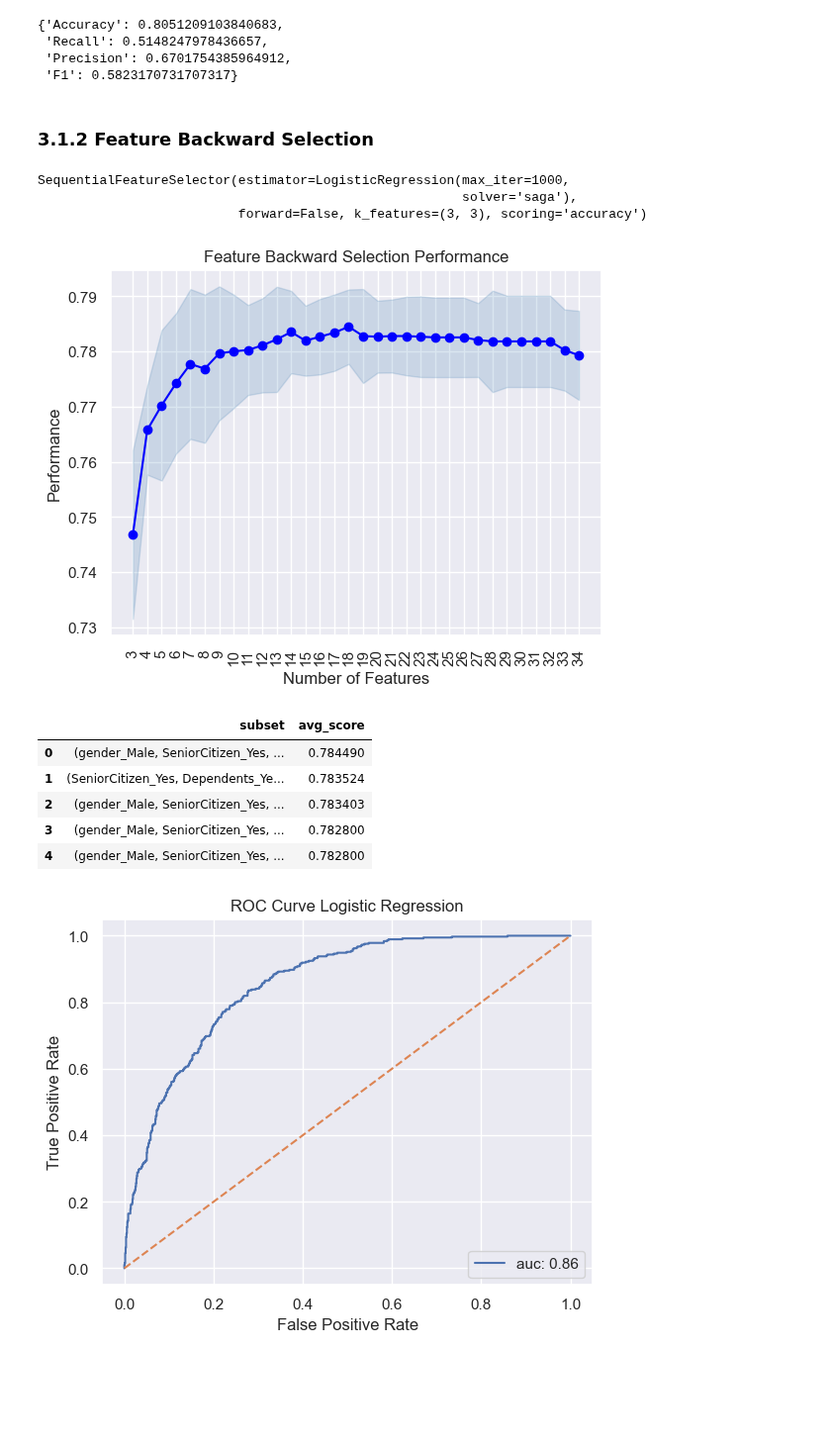
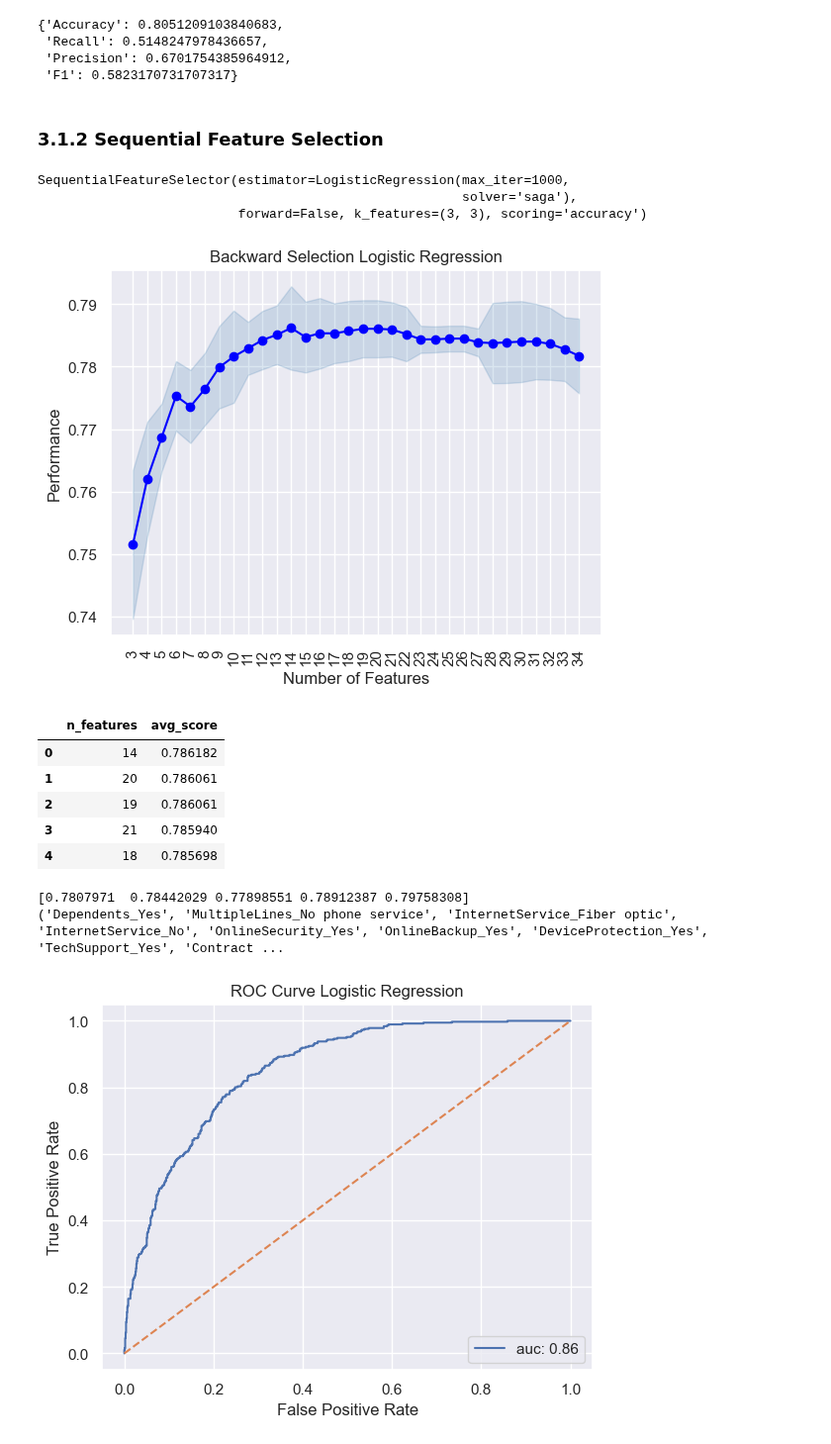
Before and after one commit to emsif84/churn_prediction, a Jupyter notebook: churn_prediction.ipynb, the cells around one changed output. Shown at 99% size. Drawn from its saved outputs; the diff is of its cells as text; code cells hidden in the pictures; blank space fills up the shorter version.

```diff
--- a/churn_prediction.ipynb
+++ b/churn_prediction.ipynb
@@ -310,15 +312,13 @@ metrics_lr_unbalanced
  'Precision': 0.6701754385964912,
  'F1': 0.5823170731707317}
 # %% [markdown]
-### 3.1.2 Feature Backward Selection
+### 3.1.2 Sequential Feature Selection
 # %%
-from mlxtend.feature_selection import SequentialFeatureSelector
-
-
-sbs_lr = SequentialFeatureSelector(estimator=lr,forward=False,
-                                floating=False,
-                                scoring='accuracy',
-                                k_features=3)
+sbs_lr = SequentialFeatureSelector(estimator=lr,
+                                   forward=False,
+                                   floating=False,
+                                   scoring='accuracy',
+                                   k_features=3)
 
 sbs_lr.fit(X_train_bal,y_train_bal)
 # %% [output]
@@ -326,26 +326,30 @@ SequentialFeatureSelector(estimator=LogisticRegression(max_iter=1000,
                                                        solver='saga'),
                           forward=False, k_features=(3, 3), scoring='accuracy')
 # %%
-from mlxtend.plotting import plot_sequential_feature_selection as plot_sfs
-
 plot_sfs(sbs_lr.get_metric_dict())
-plt.title('Feature Backward Selection Performance')
+plt.title('Backward Selection Logistic Regression')
 plt.xticks(rotation=90);
 # %% [output]
-[figure, old version]
+[figure, new version]
 # %%
 avg_score = [sbs_lr.subsets_[i]['avg_score'] for i in range(3,35)]
-subset = [sbs_lr.subsets_[i]['feature_names'] for i in range(3,35)]
+n_features = [len(sbs_lr.subsets_[i]['feature_names']) for i in range(3,35)]
 
-sbs_performance_lr = pd.DataFrame({'subset': subset,'avg_score': avg_score}).sort_values(by='avg_score',ascending=False).reset_index(drop=True)
+sbs_performance_lr = pd.DataFrame({'n_features': n_features,'avg_score': avg_score}).sort_values(by='avg_score',ascending=False).reset_index(drop=True)
 sbs_performance_lr.head(5)
 # %% [output]
-|  | subset | avg_score |
-| 0 | (gender_Male, SeniorCitizen_Yes, ... | 0.784490 |
-| 1 | (SeniorCitizen_Yes, Dependents_Ye... | 0.783524 |
-| 2 | (gender_Male, SeniorCitizen_Yes, ... | 0.783403 |
-| 3 | (gender_Male, SeniorCitizen_Yes, ... | 0.782800 |
-| 4 | (gender_Male, SeniorCitizen_Yes, ... | 0.782800 |
+|  | n_features | avg_score |
+| 0 | 14 | 0.786182 |
+| 1 | 20 | 0.786061 |
+| 2 | 19 | 0.786061 |
+| 3 | 21 | 0.785940 |
+| 4 | 18 | 0.785698 |
+# %%
+print(sbs_lr.subsets_[14]['cv_scores'])
+print(sbs_lr.subsets_[14]['feature_names'])
+# %% [output]
+[0.7807971  0.78442029 0.77898551 0.78912387 0.79758308]
+('Dependents_Yes', 'MultipleLines_No phone service', 'InternetService_Fiber optic', 'InternetService_No', 'OnlineSecurity_Yes', 'OnlineBackup_Yes', 'DeviceProtection_Yes', 'TechSupport_Yes', 'Contract ...
 # %%
 from sklearn.metrics import roc_curve, roc_auc_score
 
```
Also changed, not shown: parts of 14 cells of this notebook.
